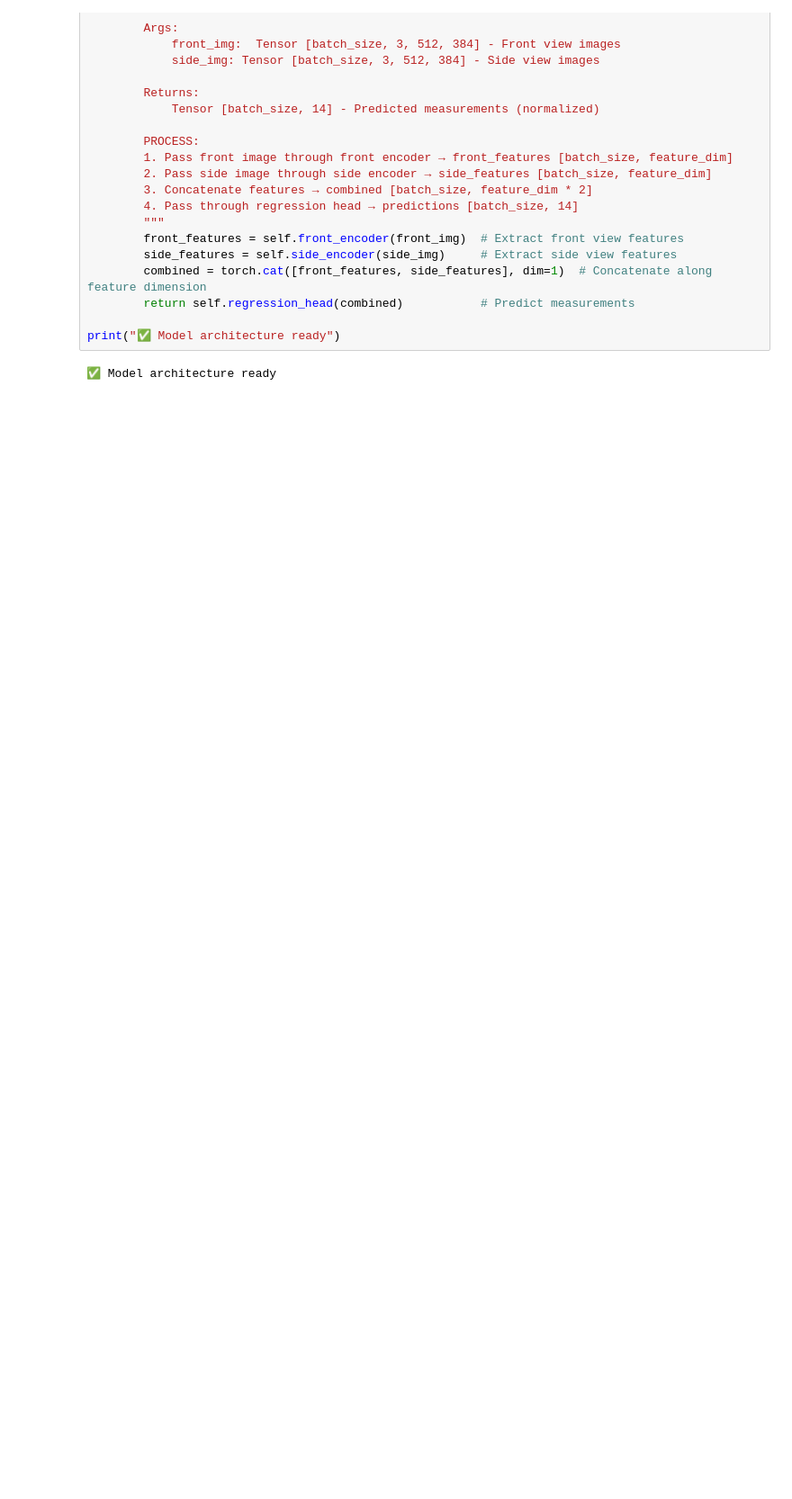
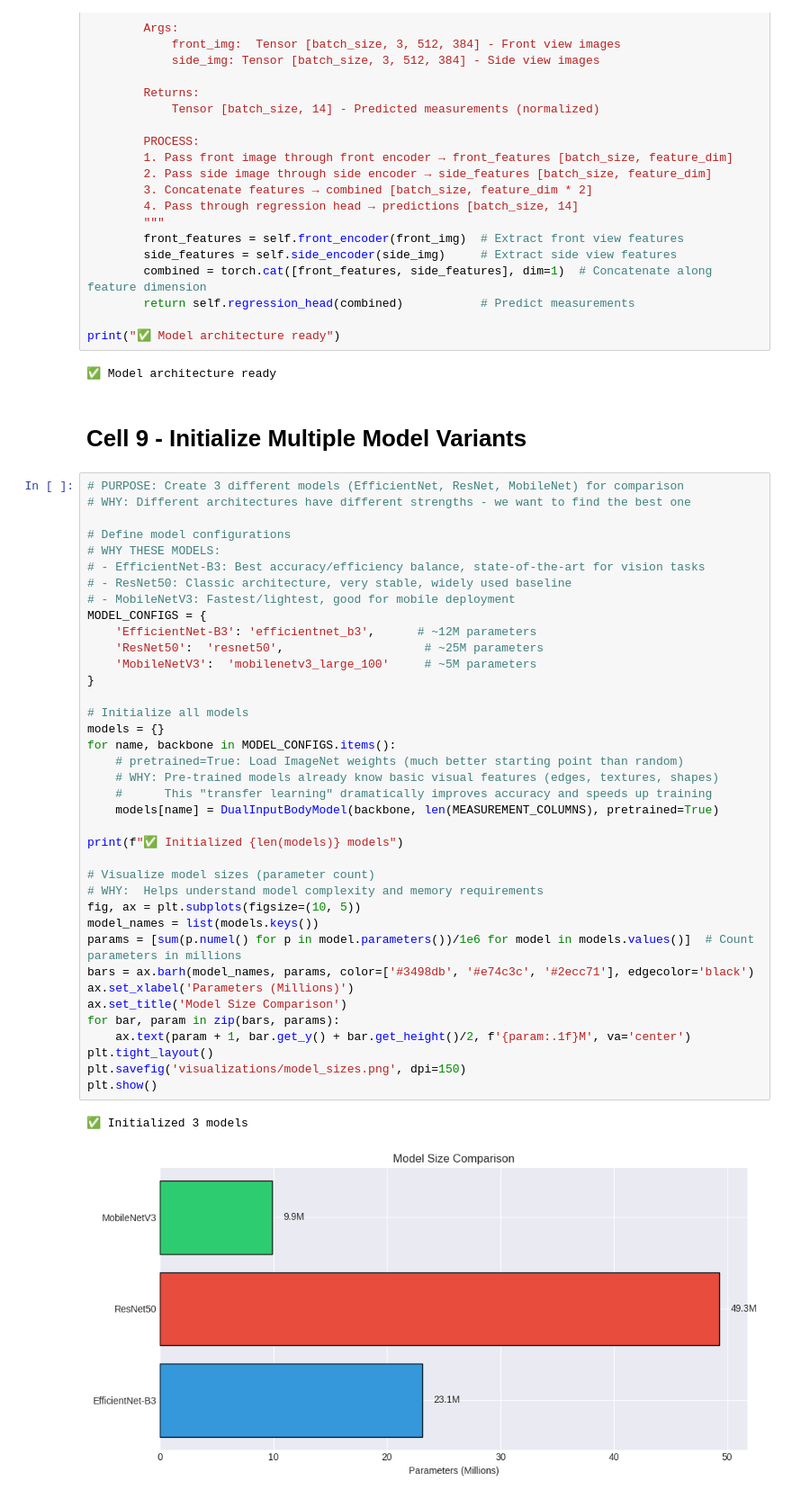
Before and after one commit to manamendraJN/fashion-intelligence-platform, a Jupyter notebook: notebooks/body_measurement.ipynb, the cells around one changed output. Shown at 90% size. Cells and saved outputs as stored; diff of their text form; blank space fills up the shorter version.

Commit message:
Create 3 different models (EfficientNet, ResNet, MobileNet) for comparison

```diff
--- a/notebooks/body_measurement.ipynb
+++ b/notebooks/body_measurement.ipynb
@@ -568,3 +568,46 @@ class DualInputBodyModel(nn.Module):
 print("✅ Model architecture ready")
 # %% [output]
 ✅ Model architecture ready
+# %% [markdown]
+# Cell 9 - Initialize Multiple Model Variants
+# %%
+# PURPOSE: Create 3 different models (EfficientNet, ResNet, MobileNet) for comparison
+# WHY: Different architectures have different strengths - we want to find the best one
+
+# Define model configurations
+# WHY THESE MODELS:
+# - EfficientNet-B3: Best accuracy/efficiency balance, state-of-the-art for vision tasks
+# - ResNet50: Classic architecture, very stable, widely used baseline
+# - MobileNetV3: Fastest/lightest, good for mobile deployment
+MODEL_CONFIGS = {
+    'EfficientNet-B3': 'efficientnet_b3',      # ~12M parameters
+    'ResNet50':  'resnet50',                    # ~25M parameters
+    'MobileNetV3':  'mobilenetv3_large_100'     # ~5M parameters
+}
+
+# Initialize all models
+models = {}
+for name, backbone in MODEL_CONFIGS.items():
+    # pretrained=True: Load ImageNet weights (much better starting point than random)
+    # WHY: Pre-trained models already know basic visual features (edges, textures, shapes)
+    #      This "transfer learning" dramatically improves accuracy and speeds up training
+    models[name] = DualInputBodyModel(backbone, len(MEASUREMENT_COLUMNS), pretrained=True)
+
+print(f"✅ Initialized {len(models)} models")
+
+# Visualize model sizes (parameter count)
+# WHY:  Helps understand model complexity and memory requirements
+fig, ax = plt.subplots(figsize=(10, 5))
+model_names = list(models.keys())
+params = [sum(p.numel() for p in model.parameters())/1e6 for model in models.values()]  # Count parameters in millions
+bars = ax.barh(model_names, params, color=['#3498db', '#e74c3c', '#2ecc71'], edgecolor='black')
+ax.set_xlabel('Parameters (Millions)')
+ax.set_title('Model Size Comparison')
+for bar, param in zip(bars, params):
+    ax.text(param + 1, bar.get_y() + bar.get_height()/2, f'{param:.1f}M', va='center')
+plt.tight_layout()
+plt.savefig('visualizations/model_sizes.png', dpi=150)
+plt.show()
+# %% [output]
+✅ Initialized 3 models
+[figure, added]
```
